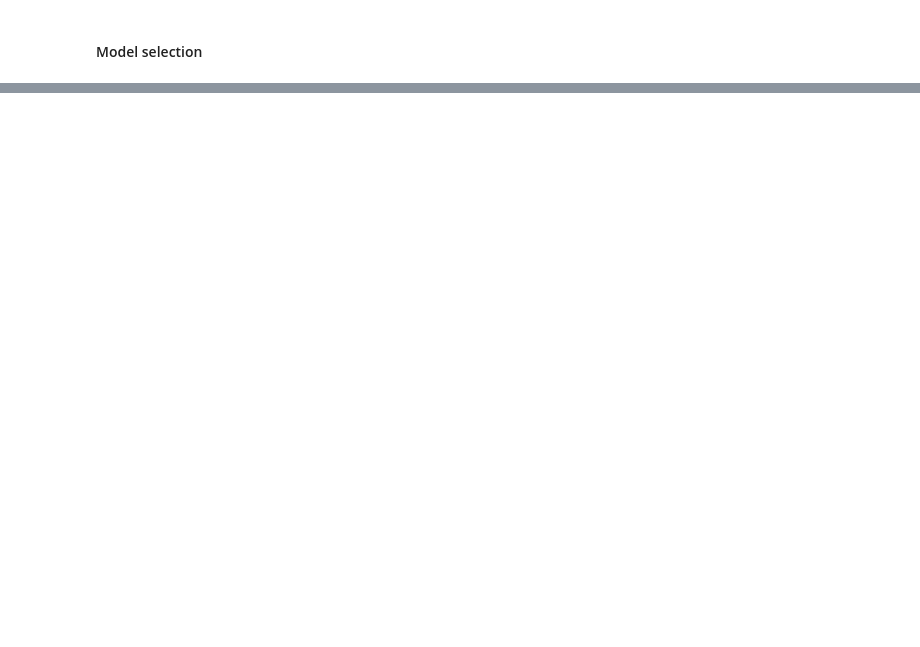
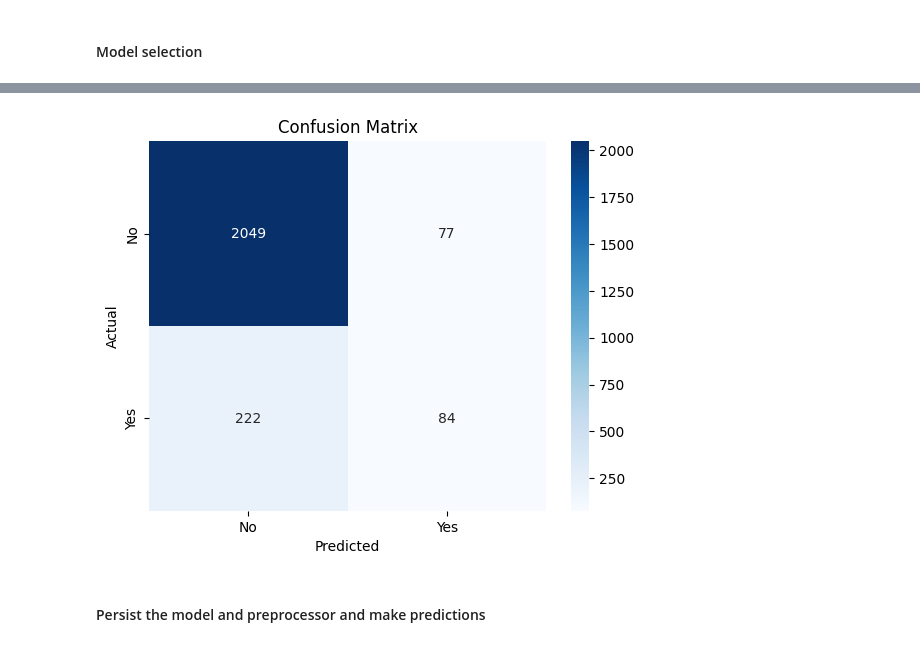
Before and after one commit to naty88/customer_subscriptions_prediction, a Jupyter notebook: notebooks/preprocessing_training.ipynb, the cells around one changed output, grey strips where cells are left out. Saved outputs shown, nothing was run; the diff lists cells and outputs as text; code cells hidden in the pictures; blank space fills up the shorter version.

```diff
--- a/notebooks/preprocessing_training.ipynb
+++ b/notebooks/preprocessing_training.ipynb
@@ -191,4 +163,0 @@ Testing set shape: (2432, 25) --- (2432,)
-# %%
-smt = SMOTE(sampling_strategy="minority", random_state=42)
-X_train, y_train = smt.fit_resample(X_train, y_train)
-print(f"Resampled training dataset shape: {X_train.shape} --- {y_train.shape}")
@@ -199,10 +166,10 @@ Resampled training dataset shape: (38208, 25) --- (38208,)
 # %%
 # define the models
 models = {
-    "LogisticRegression": LogisticRegression(),
+    "LogisticRegression": LogisticRegression(solver="liblinear", max_iter=1000),
     "DecisionTreeClassifier": DecisionTreeClassifier(),
     "RandomForest": RandomForestClassifier(),
     "GradientBoosting": GradientBoostingClassifier(),
-    "SVM": SVC(),
+    # "SVM": SVC(),
     "KNN": KNeighborsClassifier()
 }
@@ -256,0 +471,12 @@ f1 --- CV F1 Score: 0.2912135356630408
+# %%
+# Confusion Matrix
+conf_matrix = confusion_matrix(y_test, y_pred)
+sns.heatmap(conf_matrix, annot=True, fmt='d', cmap='Blues', xticklabels=['No', 'Yes'], yticklabels=['No', 'Yes'])
+plt.xlabel('Predicted')
+plt.ylabel('Actual')
+plt.title('Confusion Matrix')
+plt.show()
+# %% [output]
+[figure, added]
+# %% [markdown]
+#### Persist the model and preprocessor and make predictions
```
Also changed, not shown: parts of 37 cells of this notebook, 1 other file.
